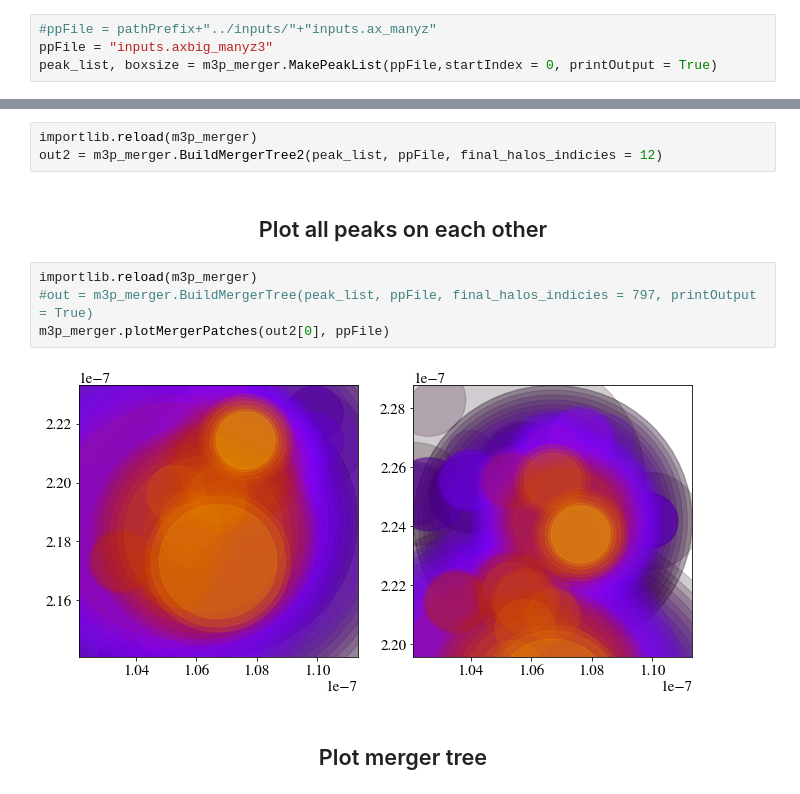
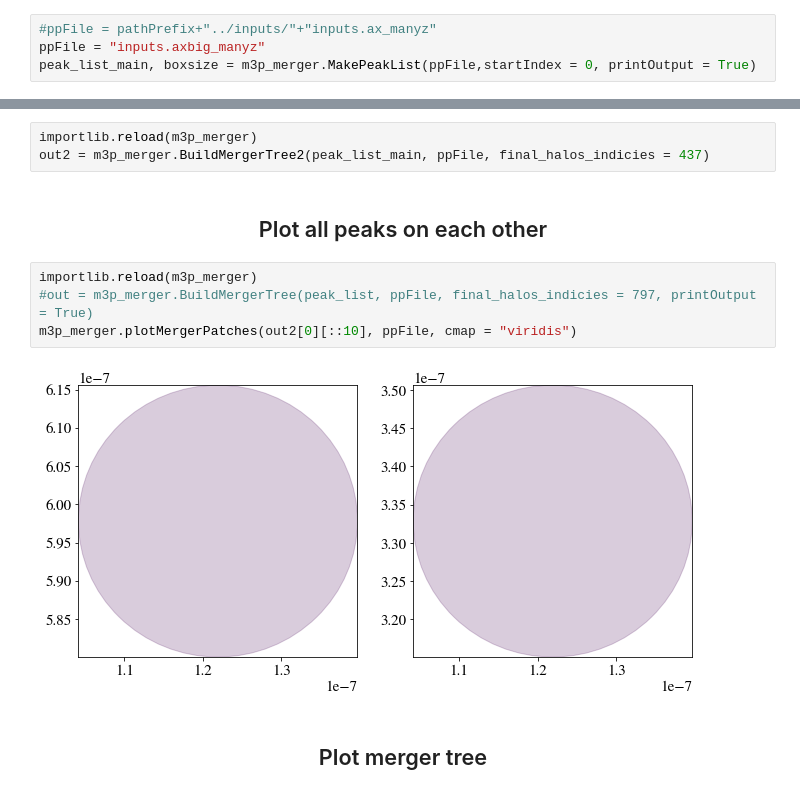
Before and after one commit to David-Ellis/m3p_merger, a Jupyter notebook: MergerTree.ipynb, the cells around one changed output, grey strips where cells are left out. Saved outputs shown, nothing was run; the diff lists cells and outputs as text.

```diff
--- a/MergerTree.ipynb
+++ b/MergerTree.ipynb
@@ -28,6 +28,6 @@ z_eq = Omega_m0/Omega_r0 - 1
 a_eq = 1/(1+z_eq)
 # %%
 #ppFile = pathPrefix+"../inputs/"+"inputs.ax_manyz"
-ppFile = "inputs.axbig_manyz3"
-peak_list, boxsize = m3p_merger.MakePeakList(ppFile,startIndex = 0, printOutput = True)
+ppFile = "inputs.axbig_manyz"
+peak_list_main, boxsize = m3p_merger.MakePeakList(ppFile,startIndex = 0, printOutput = True)
 # %% [output]
@@ -61,14 +59,14 @@ KeyboardInterrupt:
 # %%
 importlib.reload(m3p_merger)
-out2 = m3p_merger.BuildMergerTree2(peak_list, ppFile, final_halos_indicies = 12)
+out2 = m3p_merger.BuildMergerTree2(peak_list_main, ppFile, final_halos_indicies = 437)
 # %% [markdown]
 <h2><center>Plot all peaks on each other</center></h2>
 # %%
 importlib.reload(m3p_merger)
 #out = m3p_merger.BuildMergerTree(peak_list, ppFile, final_halos_indicies = 797, printOutput = True)
-m3p_merger.plotMergerPatches(out2[0], ppFile)
+m3p_merger.plotMergerPatches(out2[0][::10], ppFile, cmap = "viridis")
 # %% [output]
-[figure, old version]
+[figure, new version]
 # %% [markdown]
 <h2><center>Plot merger tree</center></h2>
 # %%
```
Also changed, not shown: parts of 7 cells of this notebook, 1 other file.
